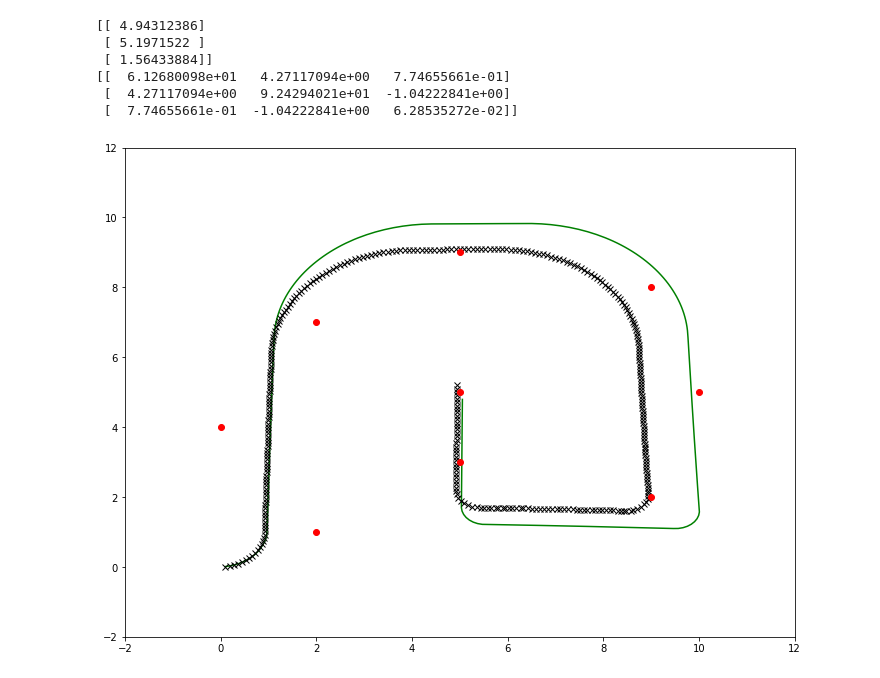
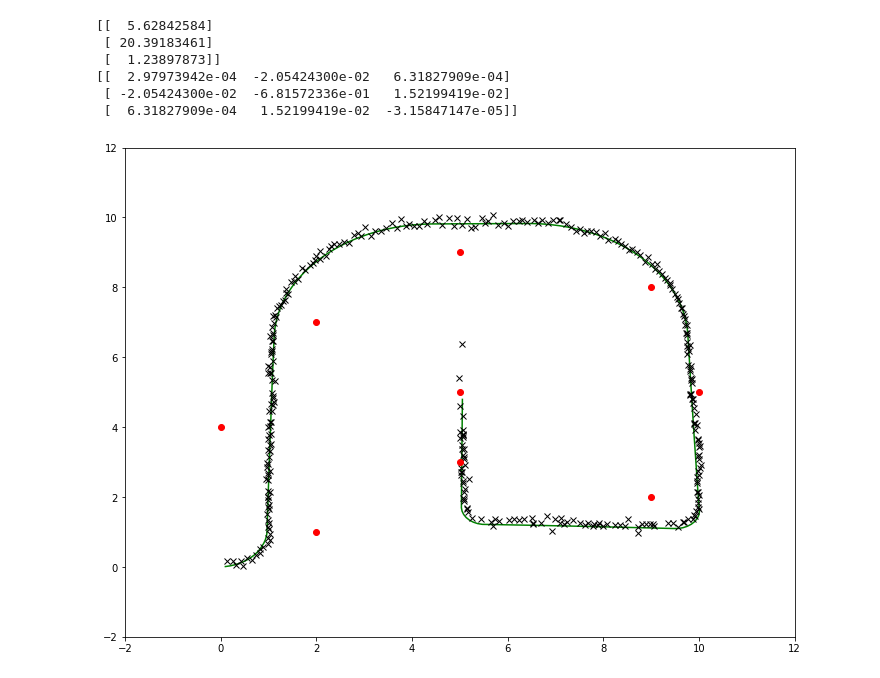
Before and after one commit to ToastyToast/slam-algorithms, a Jupyter notebook: examples/ukf_localization.ipynb, the cells around one changed output. Saved outputs shown, nothing was run; the diff lists cells and outputs as text; code cells hidden in the pictures.

Commit message:
UKF correction step

```diff
--- a/examples/ukf_localization.ipynb
+++ b/examples/ukf_localization.ipynb
@@ -36,39 +37,40 @@ ukf_y = []
 
 # Odometry noise
 # rot1 variance, trans variance, rot2 variance
 odometry_noise = (0.001, 0.01, 0.001)
 
 # Sensor noise
 # range variance, bearing variance
-sensor_noise = (0.1, 0.1)
+sensor_noise = (0.01, 0.01)
 
 odom_sens_data = zip(odometry, sensor)
 # For debugging
-# odom_sens_data = list(zip(odometry, sensor))[:100]
+# odom_sens_data = list(zip(odometry, sensor))[:125]
 
 for command, readings in odom_sens_data:
     robot.motion_command(command)
 
     ukf.predict(odometry_model_transform, command, odometry_noise)
+    ukf.correct(measurement_model_transform, readings, sensor_noise, landmark_map)
 
     true_x.append(robot.pose.item(0))
     true_y.append(robot.pose.item(1))
     ukf_x.append(ukf.mean.item(0))
     ukf_y.append(ukf.mean.item(1))
 
 plt.plot(true_x, true_y, 'g')
 plt.plot(ukf_x, ukf_y, 'kx')
 
 for key, value in landmark_map.landmarks.items():
     plt.plot(value[0], value[1], 'ro')
 
 print(ukf.mean)
 print(ukf.cov)
 # %% [output]
-[[ 4.94312386]
- [ 5.1971522 ]
- [ 1.56433884]]
-[[  6.12680098e+01   4.27117094e+00   7.74655661e-01]
- [  4.27117094e+00   9.24294021e+01  -1.04222841e+00]
- [  7.74655661e-01  -1.04222841e+00   6.28535272e-02]]
+[[  5.62842584]
+ [ 20.39183461]
+ [  1.23897873]]
+[[  2.97973942e-04  -2.05424300e-02   6.31827909e-04]
+ [ -2.05424300e-02  -6.81572336e-01   1.52199419e-02]
+ [  6.31827909e-04   1.52199419e-02  -3.15847147e-05]]
-[figure, old version]
+[figure, new version]
```
Also changed, not shown: parts of 1 cell of this notebook, 1 other file.
